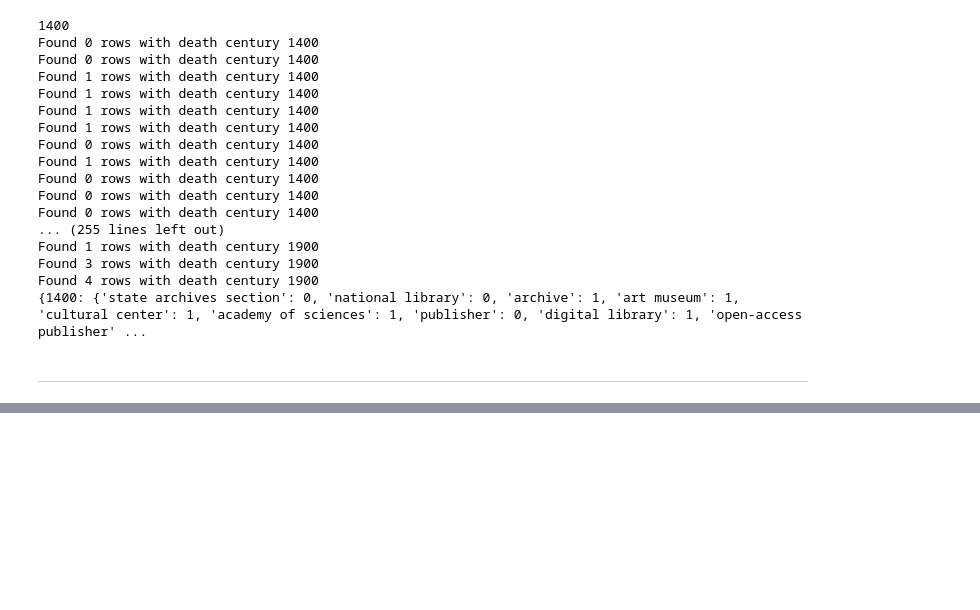
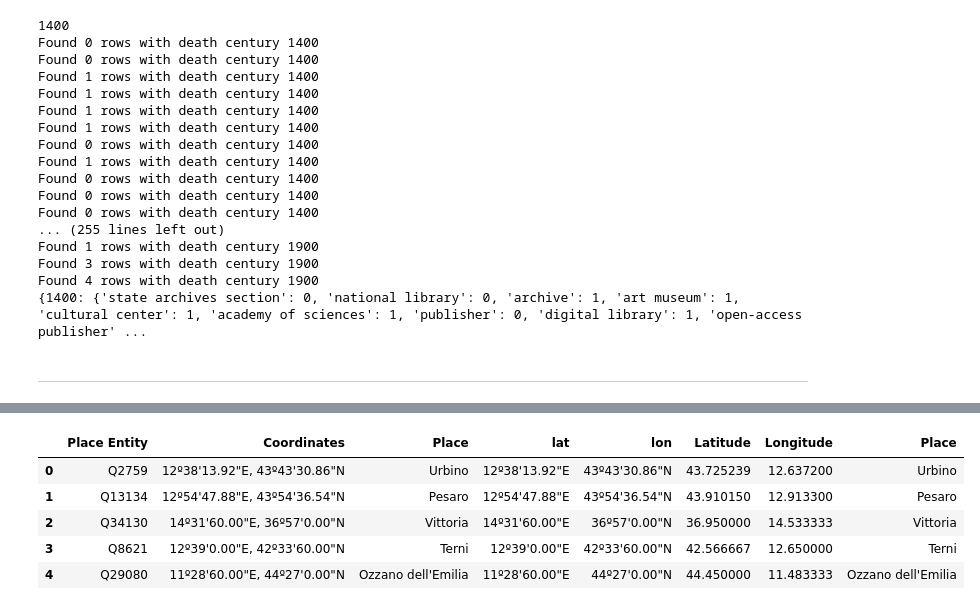
Before and after one commit to alicebordignon/ITArtHistorians, a Jupyter notebook: 00_DoAH_first_cleaning.ipynb, the cells around one changed output, grey strips where cells are left out. Drawn from its saved outputs; the diff is of its cells as text; code cells hidden in the pictures; blank space fills up the shorter version.

```diff
--- a/00_DoAH_first_cleaning.ipynb
+++ b/00_DoAH_first_cleaning.ipynb
@@ -1296,3 +1306,13 @@ database.head()
 | 2 | Vittorio Alfieri | male | None | Biblioteca Medicea Laurenziana | Q296244 | Q856419 | Q2044 | ... |
 | 3 | Giuseppe Alinari | male | Archivio Alinari | Museo Nazionale Alinari della Fot... | Q18934975 | Q1075580 | Q2044 | ... |
 | 4 | Leopoldo Alinari | male | Archivio Alinari | Museo Nazionale Alinari della Fot... | Q16164590 | Q1075580 | Q2044 | ... |
+# %%
+locations = pd.read_pickle("db_locations.pickle")
+locations.head()
+# %% [output]
+|  | Place Entity | Coordinates | Place | lat | lon | Latitude | Longitude | Place |
+| 0 | Q2759 | 12º38'13.92"E, 43º43'30.86"N | Urbino | 12º38'13.92"E | 43º43'30.86"N | 43.725239 | 12.637200 | Urbino |
+| 1 | Q13134 | 12º54'47.88"E, 43º54'36.54"N | Pesaro | 12º54'47.88"E | 43º54'36.54"N | 43.910150 | 12.913300 | Pesaro |
+| 2 | Q34130 | 14º31'60.00"E, 36º57'0.00"N | Vittoria | 14º31'60.00"E | 36º57'0.00"N | 36.950000 | 14.533333 | Vittoria |
+| 3 | Q8621 | 12º39'0.00"E, 42º33'60.00"N | Terni | 12º39'0.00"E | 42º33'60.00"N | 42.566667 | 12.650000 | Terni |
+| 4 | Q29080 | 11º28'60.00"E, 44º27'0.00"N | Ozzano dell'Emilia | 11º28'60.00"E | 44º27'0.00"N | 44.450000 | 11.483333 | Ozzano dell'Emilia |
```
Also changed, not shown: parts of 10 cells of this notebook, 3 other files.
